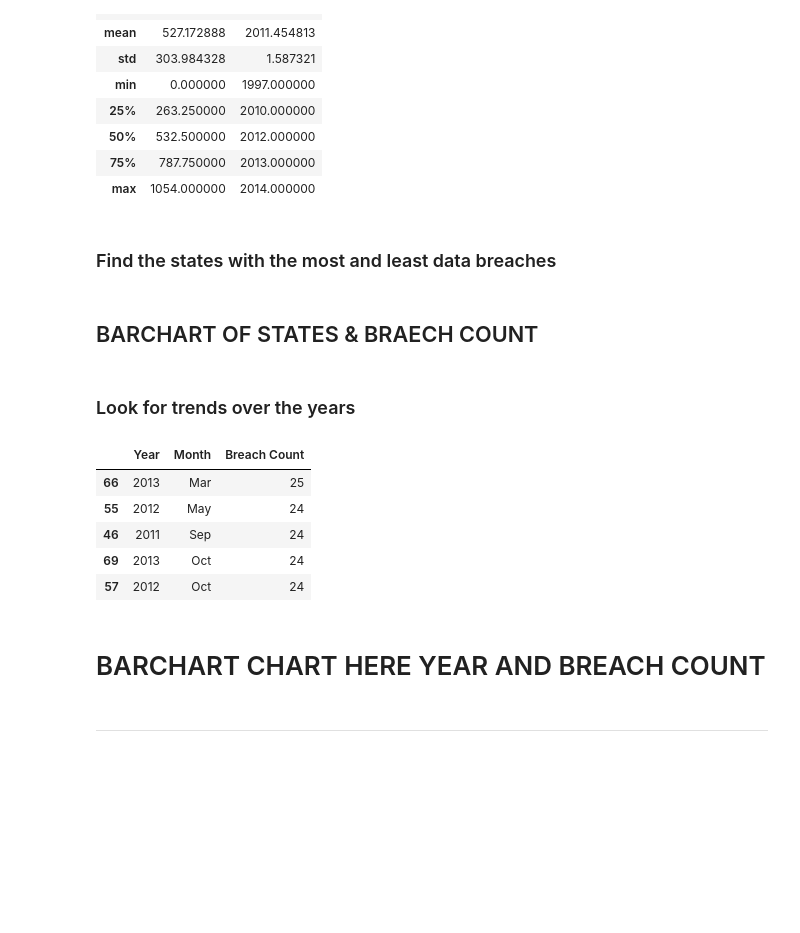
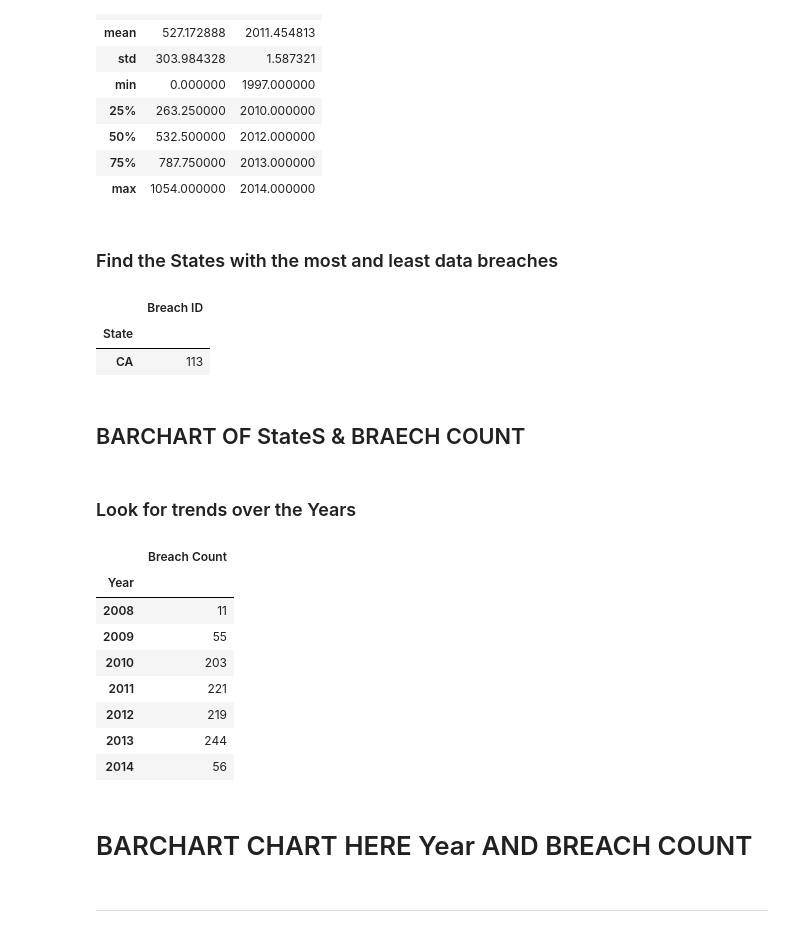
Before and after one commit to eglulu6/Project_1_Team_Platypus, a Jupyter notebook: data_slicing.ipynb, the cells around one changed output. Drawn from its saved outputs; the diff is of its cells as text; code cells hidden in the pictures; blank space fills up the shorter version.

Commit message:
updating data_slicing to v4

```diff
--- a/data_slicing.ipynb
+++ b/data_slicing.ipynb
@@ -29,7 +29,7 @@ cyber_data.head()
 cyber_data = cyber_data.drop(['Unnamed: 0'], axis=1)
 
 # add month column
-cyber_data['Month'] = pd.DatetimeIndex(cyber_data['Full Date']).month
+cyber_data['Month'] = pd.Full DatetimeIndex(cyber_data['Full Full Date']).month
 cyber_data['Month'] = cyber_data['Month'].apply(lambda x: calendar.month_abbr[x])
 cyber_data.head()
 # %% [output]
@@ -67,42 +67,45 @@ cyber_data.describe()
 | 75% | 787.750000 | 2013.000000 |
 | max | 1054.000000 | 2014.000000 |
 # %% [markdown]
-### Find the states with the most and least data breaches
+### Find the States with the most and least data breaches
 # %%
 # group data and count breach occurances
 # sort values so that the max is at the top and min is last
-top_breach_states = pd.DataFrame(cyber_data.groupby(['State'])['Breach ID'].count().sort_values(ascending=False))
+top_breach_States = pd.DataFrame(cyber_data.groupby(['State'])['Breach ID'].count().sort_values(ascending=False))
 
 # use describe to identify min/max values for boolean then convert to int
-st_breach_max = int(top_breach_states.describe().max())
-st_breach_min = int(top_breach_states.describe().min())
+st_breach_max = int(top_breach_States.describe().max())
+st_breach_min = int(top_breach_States.describe().min())
 
-#isolate the min state
-top_breach_states[top_breach_states['Breach ID']==st_breach_min]
-# isolate the max state
-top_breach_states[top_breach_states['Breach ID']==st_breach_max]
+#isolate the min State
+top_breach_States[top_breach_States['Breach ID']==st_breach_min]
+# isolate the max State
+top_breach_States[top_breach_States['Breach ID']==st_breach_max]
+# %% [output]
+|  | Breach ID |
+| State |  |
+| CA | 113 |
 # %% [markdown]
-## BARCHART OF STATES & BRAECH COUNT
+## BARCHART OF StateS & BRAECH COUNT
 # %% [markdown]
-### Look for trends over the years
+### Look for trends over the Years
 # %%
-# group data by year & State to define datat for plot over time
-# state_yr_breach = cyber_data.groupby(['Year','State'])['Breach ID'].count().sort_values()
-# state_yr_breach = pd.DataFrame(state_yr_breach.reset_index())
-# state_yr_breach.columns = ['Year', 'State', 'Breach Count']
-# state_yr_breach.head()
-
 # DF of breach counts by YR
-cyber_data['Year'].sort_values(ascending=False)
-yr_breach_count = pd.DataFrame(cyber_data.groupby(['Year','Month'])['Breach ID'].count())
+# remove Years with very little data
+cyber_data = cyber_data[cyber_data['Year']>2007]
+yr_breach_count = pd.DataFrame(cyber_data.groupby(['Year'])['Breach ID'].count())
 yr_breach_count = yr_breach_count.rename(columns={'Breach ID': 'Breach Count'})
-yr_breach_count.reset_index().sort_values('Breach Count',ascending=False).head()
+yr_breach_count.reset_index().sort_values('Breach Count',ascending=True).head()
+yr_breach_count
 # %% [output]
-|  | Year | Month | Breach Count |
-| 66 | 2013 | Mar | 25 |
-| 55 | 2012 | May | 24 |
-| 46 | 2011 | Sep | 24 |
-| 69 | 2013 | Oct | 24 |
-| 57 | 2012 | Oct | 24 |
+|  | Breach Count |
+| Year |  |
+| 2008 | 11 |
+| 2009 | 55 |
+| 2010 | 203 |
+| 2011 | 221 |
+| 2012 | 219 |
+| 2013 | 244 |
+| 2014 | 56 |
 # %% [markdown]
-# BARCHART CHART HERE YEAR AND BREACH COUNT
+# BARCHART CHART HERE Year AND BREACH COUNT
```
Also changed, not shown: parts of 25 cells of this notebook.
